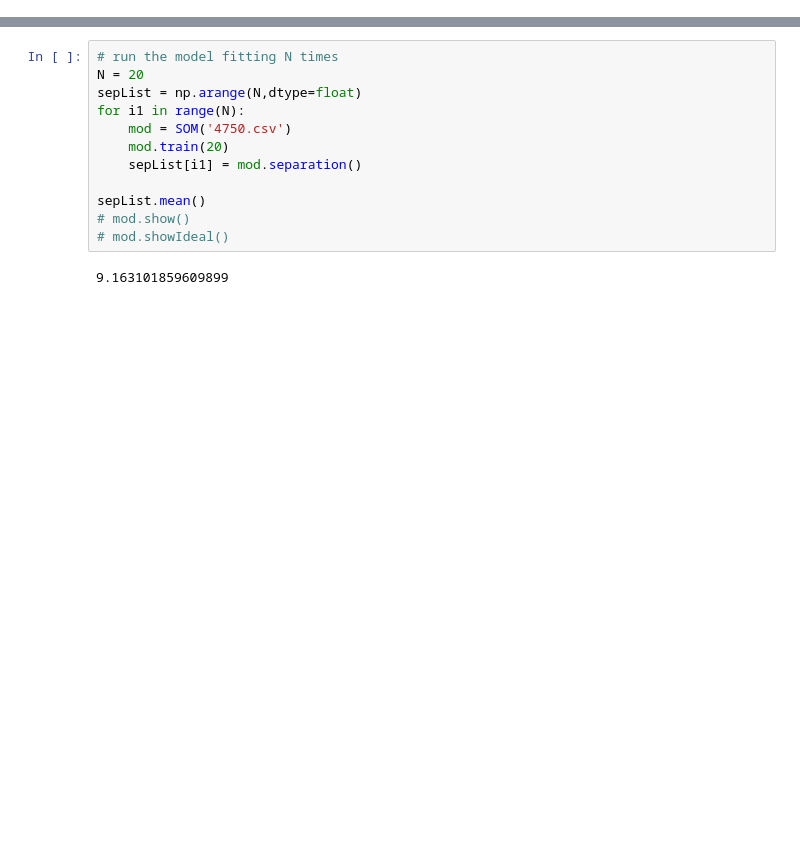
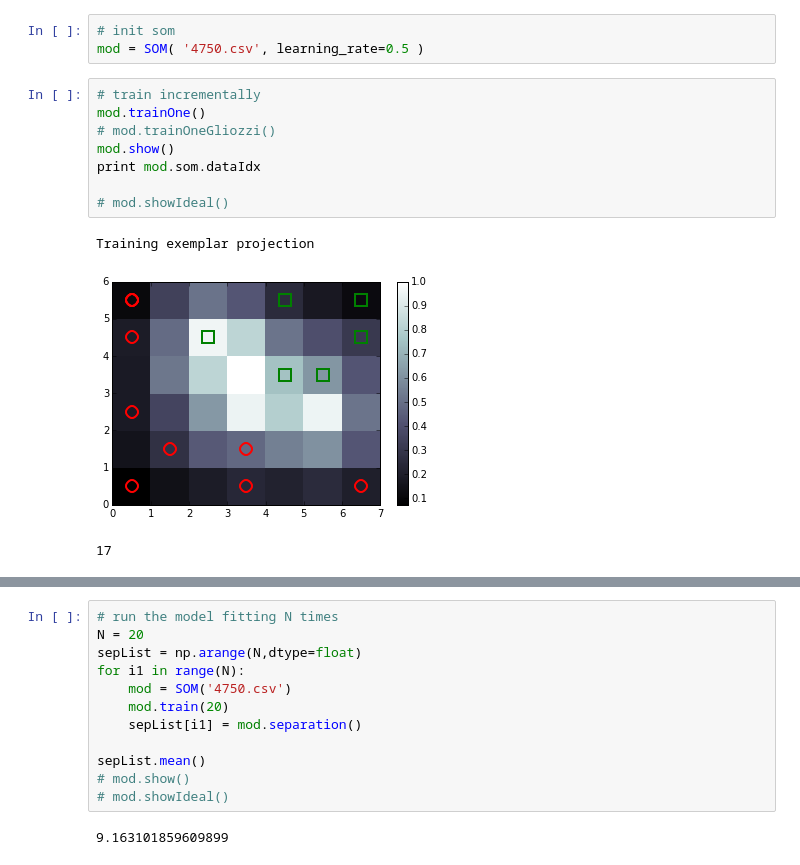
Before and after one commit to sriveravi/som, a Jupyter notebook: runSOM2.ipynb, the cells around one changed output, grey strips where cells are left out. Cells and saved outputs as stored; diff of their text form; blank space fills up the shorter version.

```diff
--- a/runSOM2.ipynb
+++ b/runSOM2.ipynb
@@ -121,5 +162,20 @@ class SOM:
 #     # return the ideal data for checking quantization error
 #     data = np.genfromtxt( file_name, delimiter=',',usecols=columns, skip_header=1)
 #     return ( data[:7,:], data[7:,:] )
+# %%
+# init som
+mod = SOM( '4750.csv', learning_rate=0.5 )
+# %%
+# train incrementally
+mod.trainOne()
+# mod.trainOneGliozzi()
+mod.show()
+print mod.som.dataIdx
+
+# mod.showIdeal()
+# %% [output]
+Training exemplar projection
+[figure, added]
+17
 # %%
 # how to use
```
Also changed, not shown: parts of 5 cells of this notebook, 2 other files.
